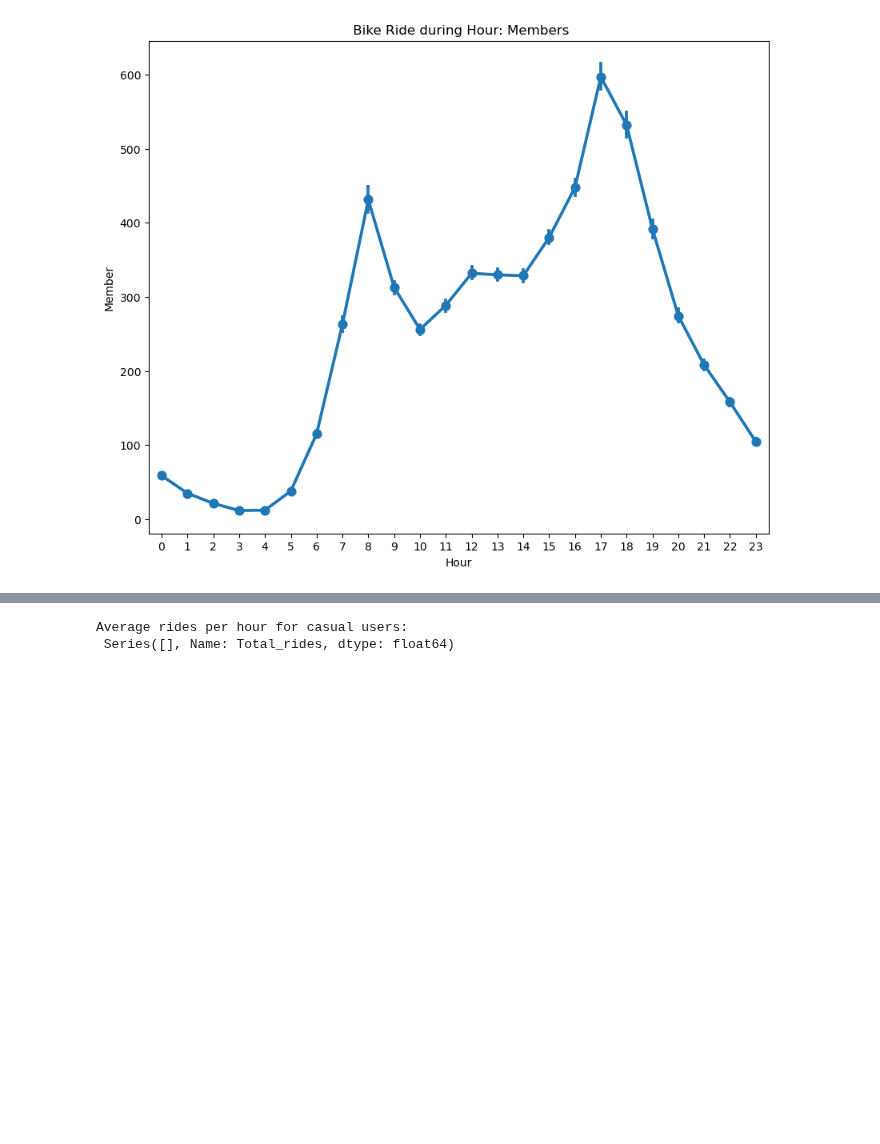
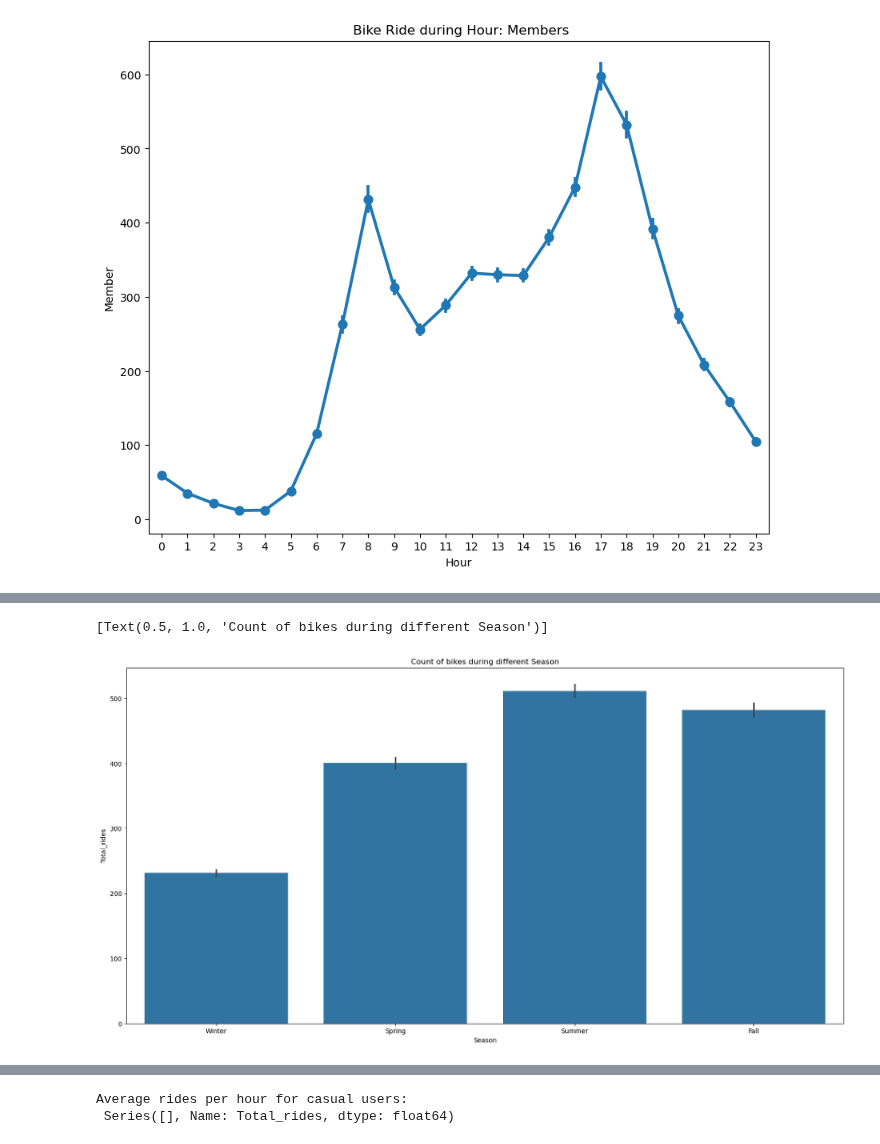
Before and after one commit to Sudha25a/Bike-project-3, a Jupyter notebook: Bike project Hour.ipynb, the cells around one changed output, grey strips where cells are left out. Saved outputs shown, nothing was run; the diff lists cells and outputs as text; code cells hidden in the pictures; blank space fills up the shorter version.

```diff
--- a/Bike project Hour.ipynb
+++ b/Bike project Hour.ipynb
@@ -201,7 +223,10 @@ ax.set(title='Total Rides of bikes during Hours: Registered users')
 # %%
-# fig, ax = plt.subplots(figsize=(20,10))
-# sns.barplot(data=dfH, x='month', y='count', ax=ax)
-# ax.set(title='Count of bikes during different months')
+fig, ax = plt.subplots(figsize=(20,10))
+sns.barplot(data=dfH, x='Season', y='Total_rides', ax=ax)
+ax.set(title='Count of bikes during different Season')
+# %% [output]
+[Text(0.5, 1.0, 'Count of bikes during different Season')]
+[figure, added]
 # %%
 dfH.columns
 # %% [output]
```
Also changed, not shown: parts of 4 cells of this notebook.
